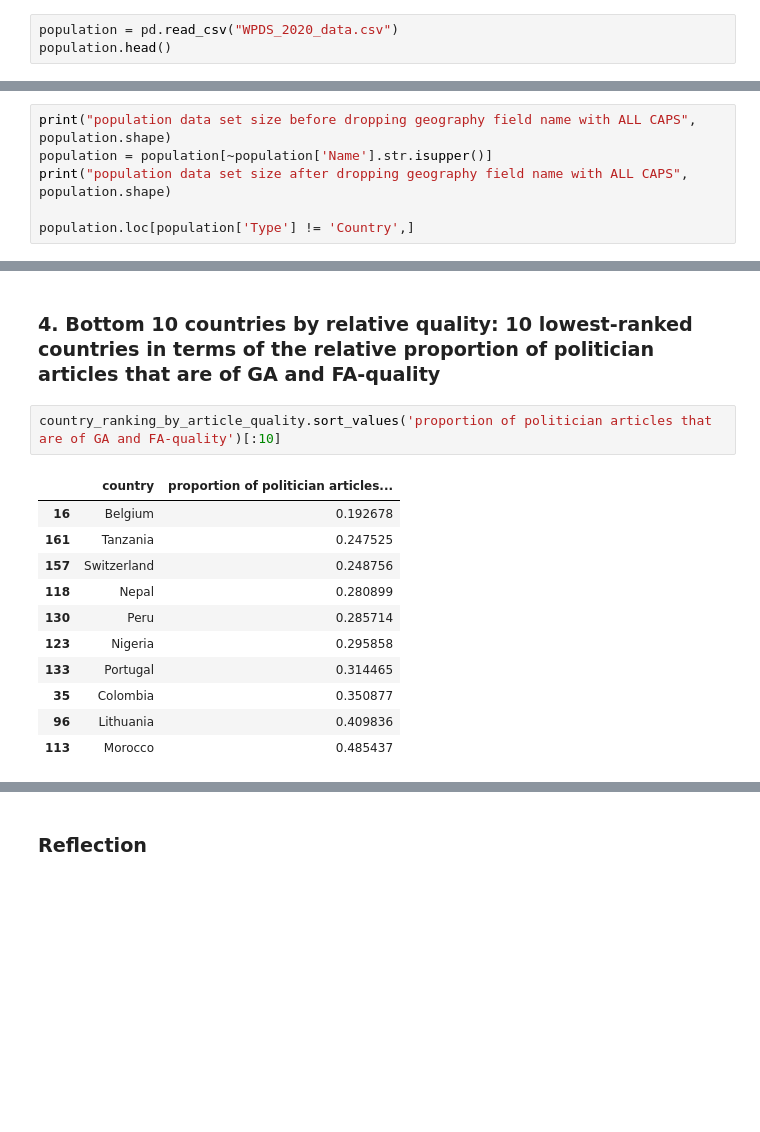
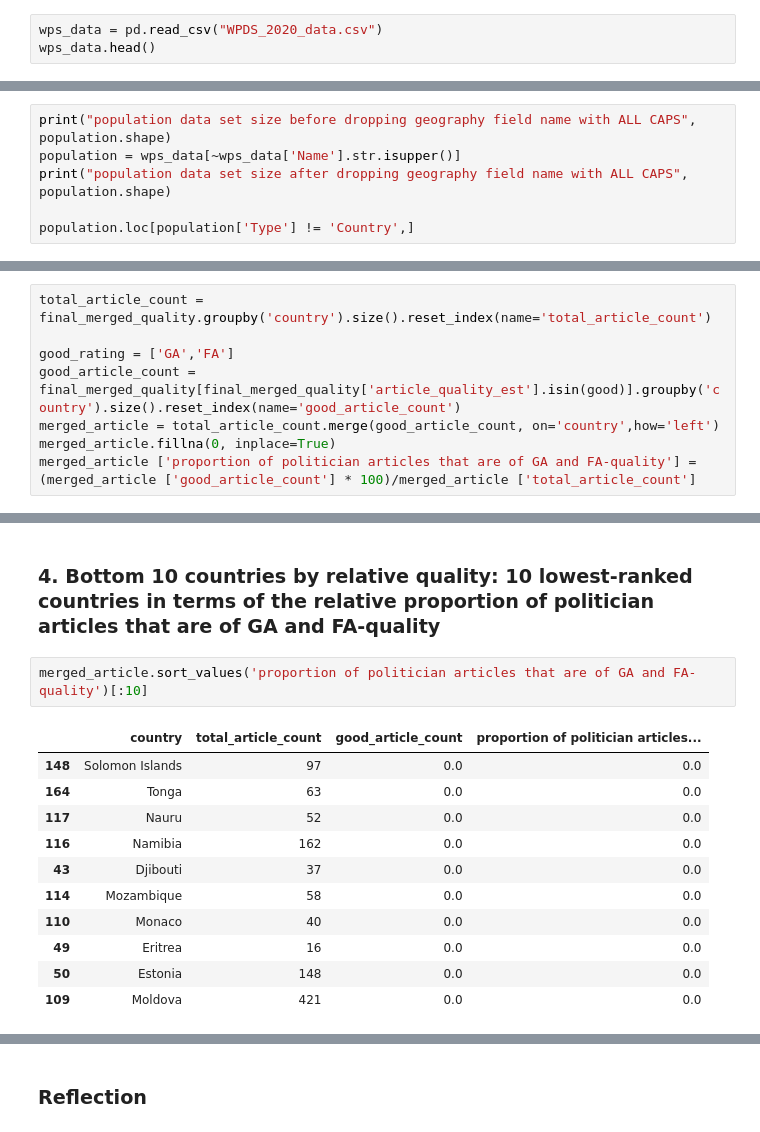
Before and after one commit to Poornima-Muthukumar/DATA512, a Jupyter notebook: data-512-a2/hcds-a2-bias.ipynb, the cells around one changed output, grey strips where cells are left out. Drawn from its saved outputs; the diff is of its cells as text; blank space fills up the shorter version.

Commit message:
added regional ranking

```diff
--- a/data-512-a2/hcds-a2-bias.ipynb
+++ b/data-512-a2/hcds-a2-bias.ipynb
@@ -35,8 +37,8 @@ articles.head()
 
 The population data is available in CSV format as WPDS_2020_data.csv. This dataset is drawn from the world population data sheet published by the Population Reference Bureau.
 # %%
-population = pd.read_csv("WPDS_2020_data.csv")
-population.head()
+wps_data = pd.read_csv("WPDS_2020_data.csv")
+wps_data.head()
 # %% [output]
 |  | FIPS | Name | Type | TimeFrame | Data (M) | Population |
 | 0 | WORLD | WORLD | World | 2019 | 7772.850 | 7772850000 |
@@ -68,7 +70,7 @@ article data set size after dropping articles that start with template: (46701,
 Similarly, population data set contains some rows that provide cumulative regional population counts, rather than country-level counts. These rows are distinguished by having ALL CAPS values in the 'geography' field (e.g. AFRICA, OCEANIA). These rows won't match the country values in page_data.csv, but you will want to retain them (either in the original file, or a separate file) so that you can report coverage and quality by region in the analysis section.
 # %%
 print("population data set size before dropping geography field name with ALL CAPS", population.shape)
-population = population[~population['Name'].str.isupper()]
+population = wps_data[~wps_data['Name'].str.isupper()]
 print("population data set size after dropping geography field name with ALL CAPS", population.shape)
 
 population.loc[population['Type'] != 'Country',]
@@ -379,0 +307,8 @@ country_ranking_by_article_quality.sort_values('proportion of politician article
+# %%
+total_article_count = final_merged_quality.groupby('country').size().reset_index(name='total_article_count')
+
+good_rating = ['GA','FA']
+good_article_count = final_merged_quality[final_merged_quality['article_quality_est'].isin(good)].groupby('country').size().reset_index(name='good_article_count')
+merged_article = total_article_count.merge(good_article_count, on='country',how='left')
+merged_article.fillna(0, inplace=True)
+merged_article ['proportion of politician articles that are of GA and FA-quality'] = (merged_article ['good_article_count'] * 100)/merged_article ['total_article_count']
@@ -380,16 +329,16 @@ country_ranking_by_article_quality.sort_values('proportion of politician article
 # %% [markdown]
 ### 4. Bottom 10 countries by relative quality: 10 lowest-ranked countries in terms of the relative proportion of politician articles that are of GA and FA-quality
 # %%
-country_ranking_by_article_quality.sort_values('proportion of politician articles that are of GA and FA-quality')[:10]
+merged_article.sort_values('proportion of politician articles that are of GA and FA-quality')[:10]
 # %% [output]
-|  | country | proportion of politician articles... |
-| 16 | Belgium | 0.192678 |
-| 161 | Tanzania | 0.247525 |
-| 157 | Switzerland | 0.248756 |
-| 118 | Nepal | 0.280899 |
-| 130 | Peru | 0.285714 |
-| 123 | Nigeria | 0.295858 |
-| 133 | Portugal | 0.314465 |
-| 35 | Colombia | 0.350877 |
-| 96 | Lithuania | 0.409836 |
-| 113 | Morocco | 0.485437 |
+|  | country | total_article_count | good_article_count | proportion of politician articles... |
+| 148 | Solomon Islands | 97 | 0.0 | 0.0 |
+| 164 | Tonga | 63 | 0.0 | 0.0 |
+| 117 | Nauru | 52 | 0.0 | 0.0 |
+| 116 | Namibia | 162 | 0.0 | 0.0 |
+| 43 | Djibouti | 37 | 0.0 | 0.0 |
+| 114 | Mozambique | 58 | 0.0 | 0.0 |
+| 110 | Monaco | 40 | 0.0 | 0.0 |
+| 49 | Eritrea | 16 | 0.0 | 0.0 |
+| 50 | Estonia | 148 | 0.0 | 0.0 |
+| 109 | Moldova | 421 | 0.0 | 0.0 |
```
Also changed, not shown: parts of 21 cells of this notebook.
